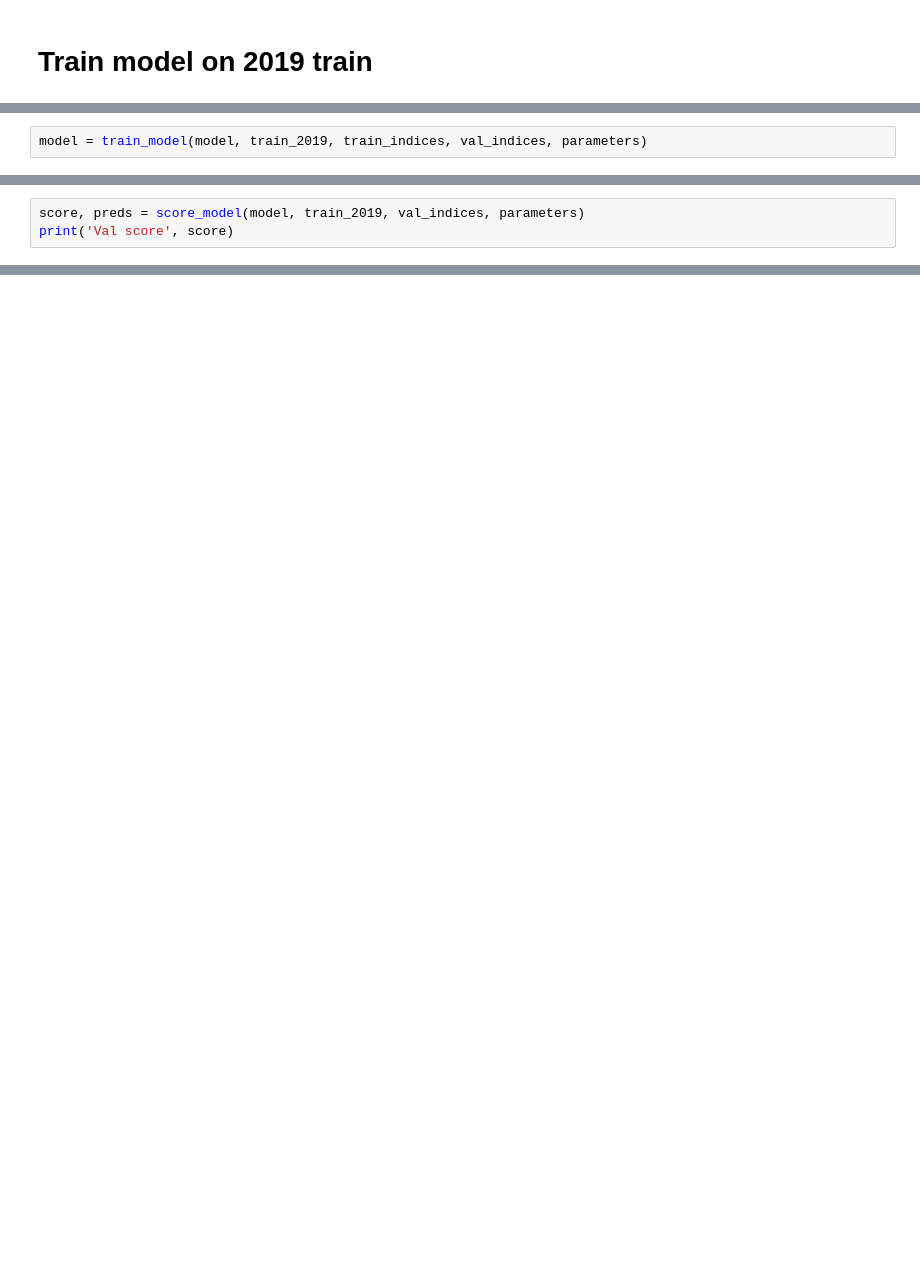
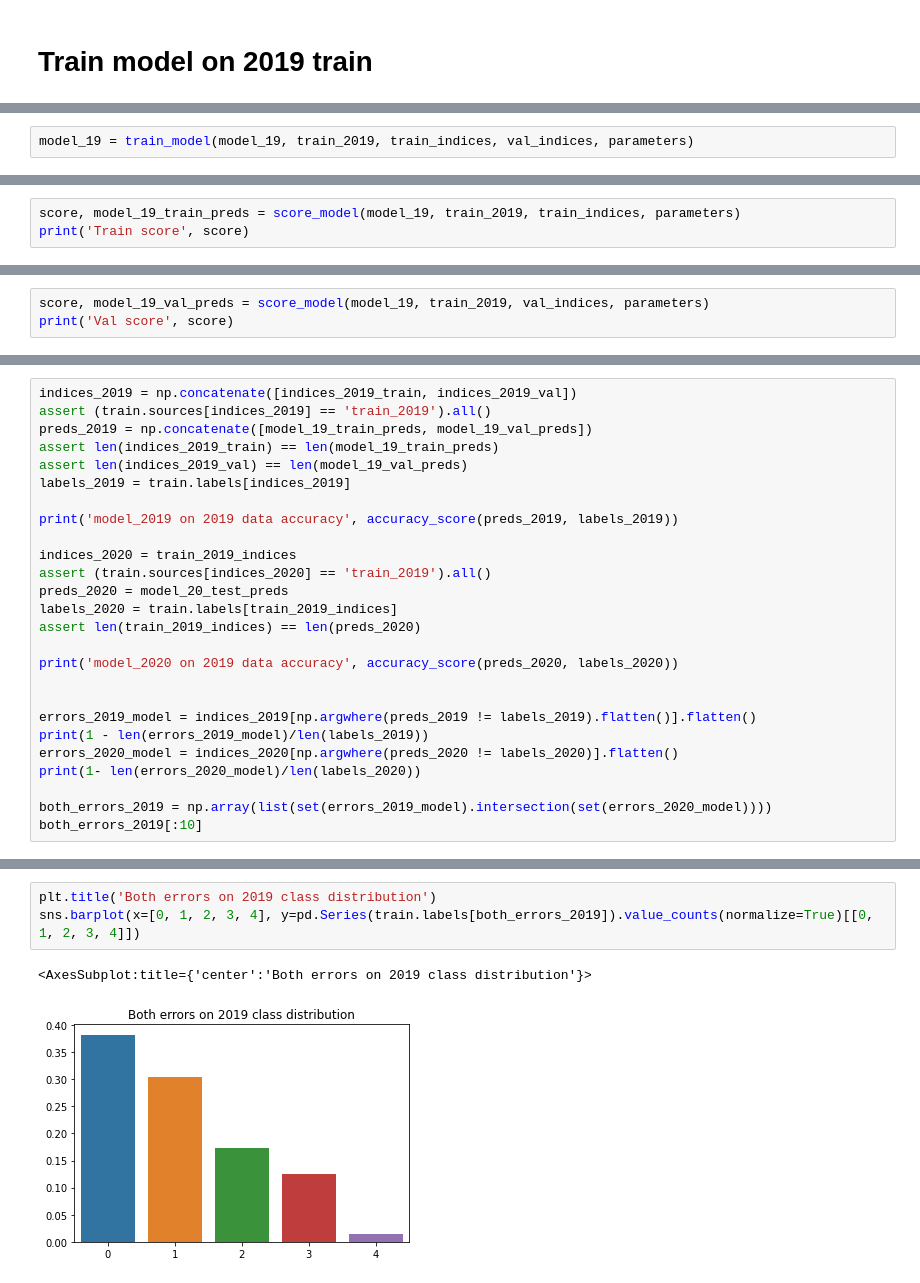
Before and after one commit to btseytlin/kaggle_cassava, a Jupyter notebook: notebooks/eval_on_2019.ipynb, the cells around one changed output, grey strips where cells are left out. Cells and saved outputs as stored; diff of their text form; blank space fills up the shorter version.

```diff
--- a/notebooks/eval_on_2019.ipynb
+++ b/notebooks/eval_on_2019.ipynb
@@ -201,4 +195,4 @@ model = LeafDoctorModel(hparams)
 # %%
-model = train_model(model, train_2019, train_indices, val_indices, parameters)
+model_19 = train_model(model_19, train_2019, train_indices, val_indices, parameters)
 # %% [output]
 GPU available: True, used: True
@@ -221,0 +218,3 @@ Epoch 0: val_acc reached 0.81781 (best 0.81781), saving model to /home/boris/Doc
+# %%
+score, model_19_train_preds = score_model(model_19, train_2019, train_indices, parameters)
+print('Train score', score)
@@ -222,4 +227,4 @@ Epoch 0: val_acc reached 0.81781 (best 0.81781), saving model to /home/boris/Doc
 # %%
-score, preds = score_model(model, train_2019, val_indices, parameters)
+score, model_19_val_preds = score_model(model_19, train_2019, val_indices, parameters)
 print('Val score', score)
 # %% [output]
@@ -243,0 +251,26 @@ print('2020 score', score)
+# %%
+indices_2019 = np.concatenate([indices_2019_train, indices_2019_val])
+assert (train.sources[indices_2019] == 'train_2019').all()
+preds_2019 = np.concatenate([model_19_train_preds, model_19_val_preds])
+assert len(indices_2019_train) == len(model_19_train_preds)
+assert len(indices_2019_val) == len(model_19_val_preds)
+labels_2019 = train.labels[indices_2019]
+
+print('model_2019 on 2019 data accuracy', accuracy_score(preds_2019, labels_2019))
+
+indices_2020 = train_2019_indices
+assert (train.sources[indices_2020] == 'train_2019').all()
+preds_2020 = model_20_test_preds
+labels_2020 = train.labels[train_2019_indices]
+assert len(train_2019_indices) == len(preds_2020)
+
+print('model_2020 on 2019 data accuracy', accuracy_score(preds_2020, labels_2020))
+
+
+errors_2019_model = indices_2019[np.argwhere(preds_2019 != labels_2019).flatten()].flatten()
+print(1 - len(errors_2019_model)/len(labels_2019))
+errors_2020_model = indices_2020[np.argwhere(preds_2020 != labels_2020)].flatten()
+print(1- len(errors_2020_model)/len(labels_2020))
+
+both_errors_2019 = np.array(list(set(errors_2019_model).intersection(set(errors_2020_model))))
+both_errors_2019[:10]
@@ -243,0 +284,6 @@ print('2020 score', score)
+# %%
+plt.title('Both errors on 2019 class distribution')
+sns.barplot(x=[0, 1, 2, 3, 4], y=pd.Series(train.labels[both_errors_2019]).value_counts(normalize=True)[[0, 1, 2, 3, 4]])
+# %% [output]
+<AxesSubplot:title={'center':'Both errors on 2019 class distribution'}>
+[figure, added]
```
Also changed, not shown: parts of 36 cells of this notebook, 9 other files.
